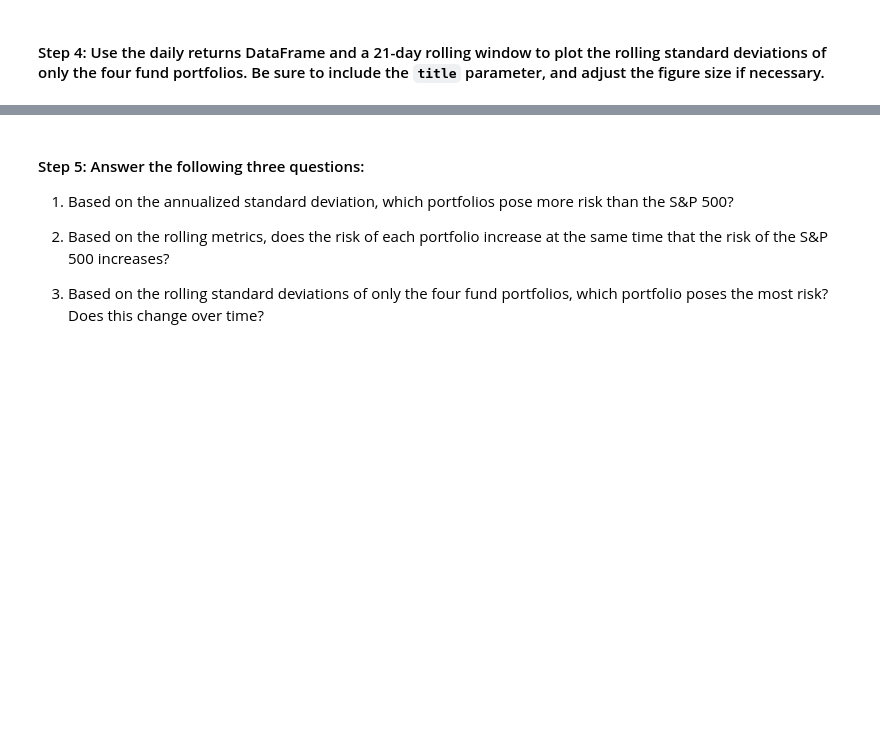
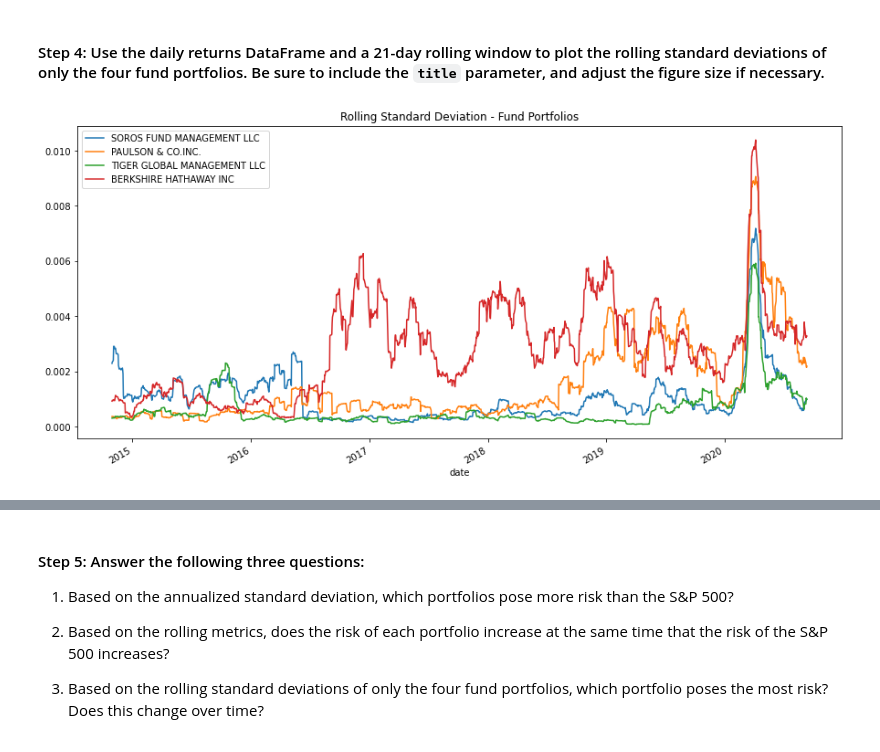
Before and after one commit to jasonjgarcia24/risk-return-analysis, a Jupyter notebook: risk_return_analysis.ipynb, the cells around one changed output, grey strips where cells are left out. Saved outputs shown, nothing was run; the diff lists cells and outputs as text; code cells hidden in the pictures; blank space fills up the shorter version.

```diff
--- a/risk_return_analysis.ipynb
+++ b/risk_return_analysis.ipynb
@@ -244,4 +272,9 @@ Evaluate the risk profile of each portfolio by using the standard deviation and
 # %%
 # Using the daily return data and a 21-day rolling window, plot the rolling standard deviation of just the 4 portfolios.
 # Include a title parameter and adjust the figure size
-# YOUR CODE HERE
+fund_portfolio_daily_returns.rolling(window=21).std().plot(
+    figsize=(15,7),
+    title="Rolling Standard Deviation - Fund Portfolios",
+);
+# %% [output]
+[figure, added]
```
Also changed, not shown: parts of 12 cells of this notebook.
